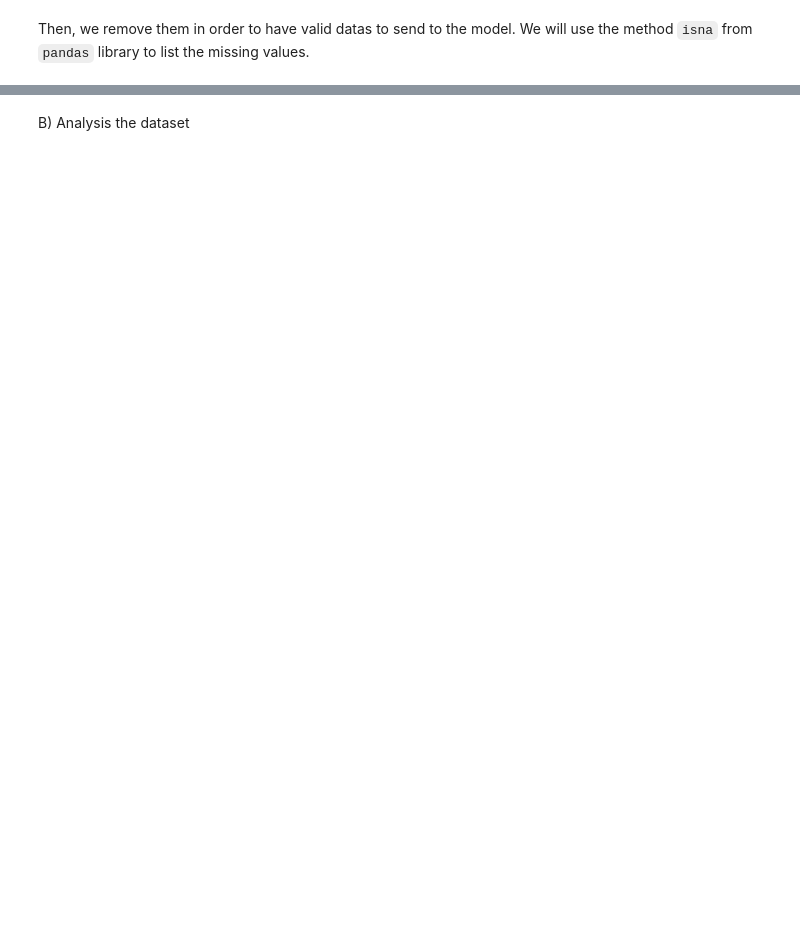
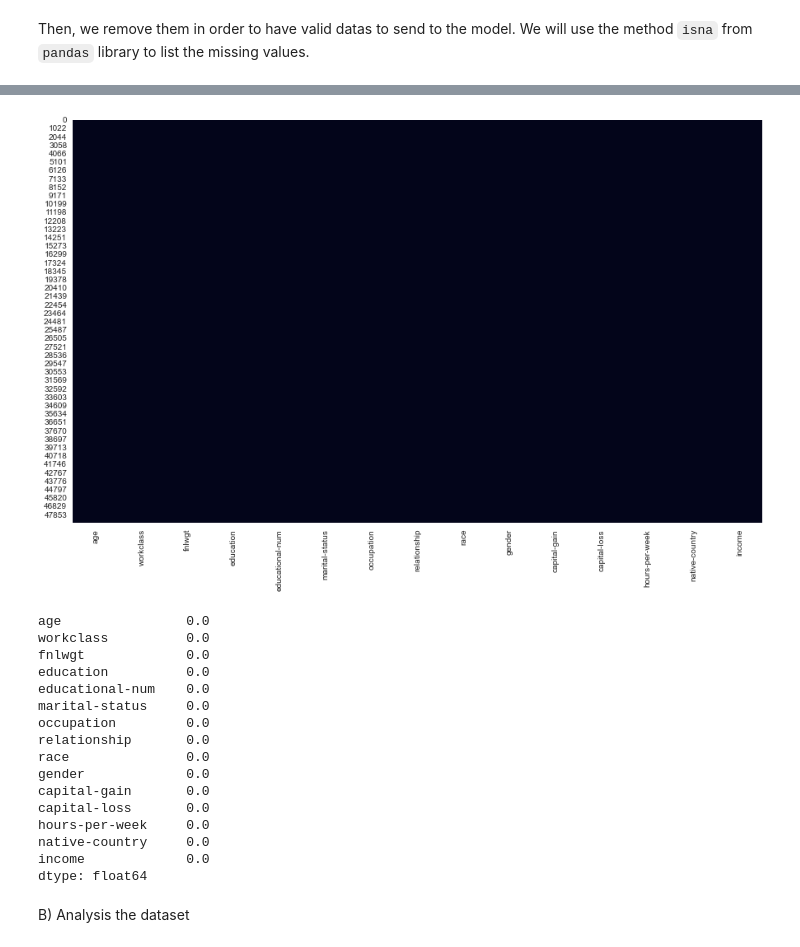
Before and after one commit to PritamCharles/ML-Fake-bills-Dataset, a Jupyter notebook: main.ipynb, the cells around one changed output, grey strips where cells are left out. Saved outputs shown, nothing was run; the diff lists cells and outputs as text; code cells hidden in the pictures; blank space fills up the shorter version.

```diff
--- a/main.ipynb
+++ b/main.ipynb
@@ -103,3 +127,29 @@ dtype: float64
+# %%
+plt.figure(figsize=(15, 9))
+sns.heatmap(df.isna(), cbar=False)
+plt.show()
+
+percentageOfNaNValues = (df.isna().sum() / df.shape[0]).sort_values(ascending=True)
+
+print(percentageOfNaNValues)
+# %% [output]
+[figure, added]
+age                0.0
+workclass          0.0
+fnlwgt             0.0
+education          0.0
+educational-num    0.0
+marital-status     0.0
+occupation         0.0
+relationship       0.0
+race               0.0
+gender             0.0
+capital-gain       0.0
+capital-loss       0.0
+hours-per-week     0.0
+native-country     0.0
+income             0.0
+dtype: float64
 # %% [markdown]
 B) Analysis the dataset
 # %%
```
Also changed, not shown: parts of 46 cells of this notebook.
